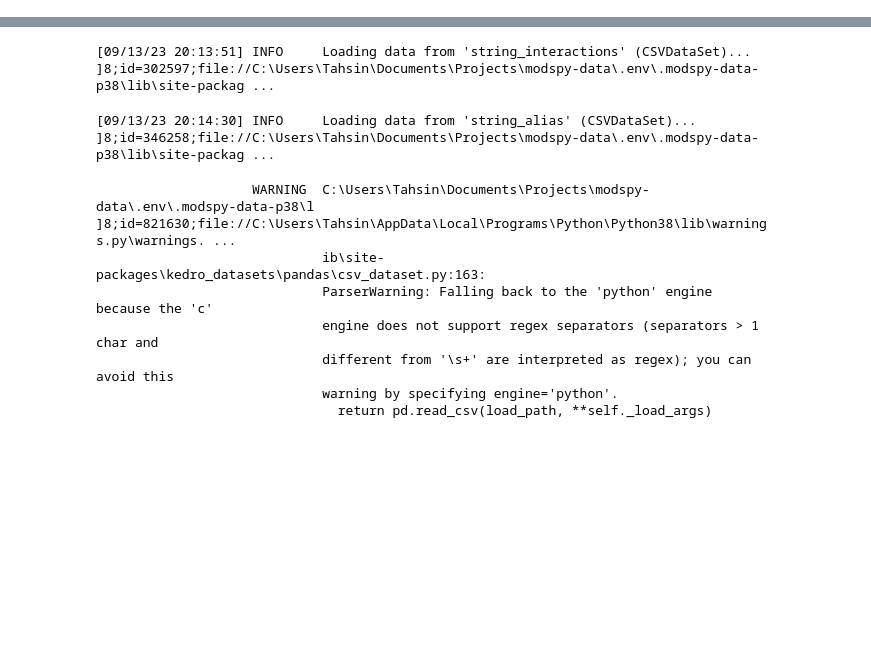
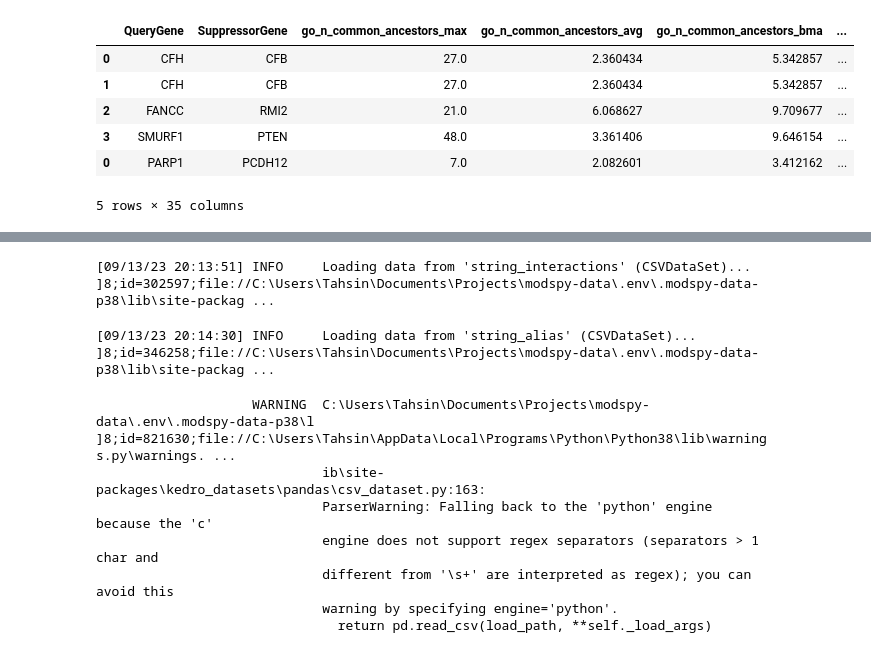
Before and after one commit to MTG-Lab/modspy-data, a Jupyter notebook: notebooks/4_add_stringdb.ipynb, the cells around one changed output, grey strips where cells are left out. Drawn from its saved outputs; the diff is of its cells as text; code cells hidden in the pictures; blank space fills up the shorter version.

```diff
--- a/notebooks/4_add_stringdb.ipynb
+++ b/notebooks/4_add_stringdb.ipynb
@@ -217,0 +399,2 @@ def add_stringdb_partition(df_partition, col_names=('target_gene_symbol', 'modif
+# %%
+merged_df = merged_ddf.compute()
@@ -217,0 +437,10 @@ def add_stringdb_partition(df_partition, col_names=('target_gene_symbol', 'modif
+# %%
+merged_df.head()
+# %% [output]
+|  | QueryGene | SuppressorGene | go_n_common_ancestors_max | go_n_common_ancestors_avg | go_n_common_ancestors_bma | ... |
+| 0 | CFH | CFB | 27.0 | 2.360434 | 5.342857 | ... |
+| 1 | CFH | CFB | 27.0 | 2.360434 | 5.342857 | ... |
+| 2 | FANCC | RMI2 | 21.0 | 6.068627 | 9.709677 | ... |
+| 3 | SMURF1 | PTEN | 48.0 | 3.361406 | 9.646154 | ... |
+| 0 | PARP1 | PCDH12 | 7.0 | 2.082601 | 3.412162 | ... |
+5 rows × 35 columns
```
Also changed, not shown: parts of 53 cells of this notebook.
